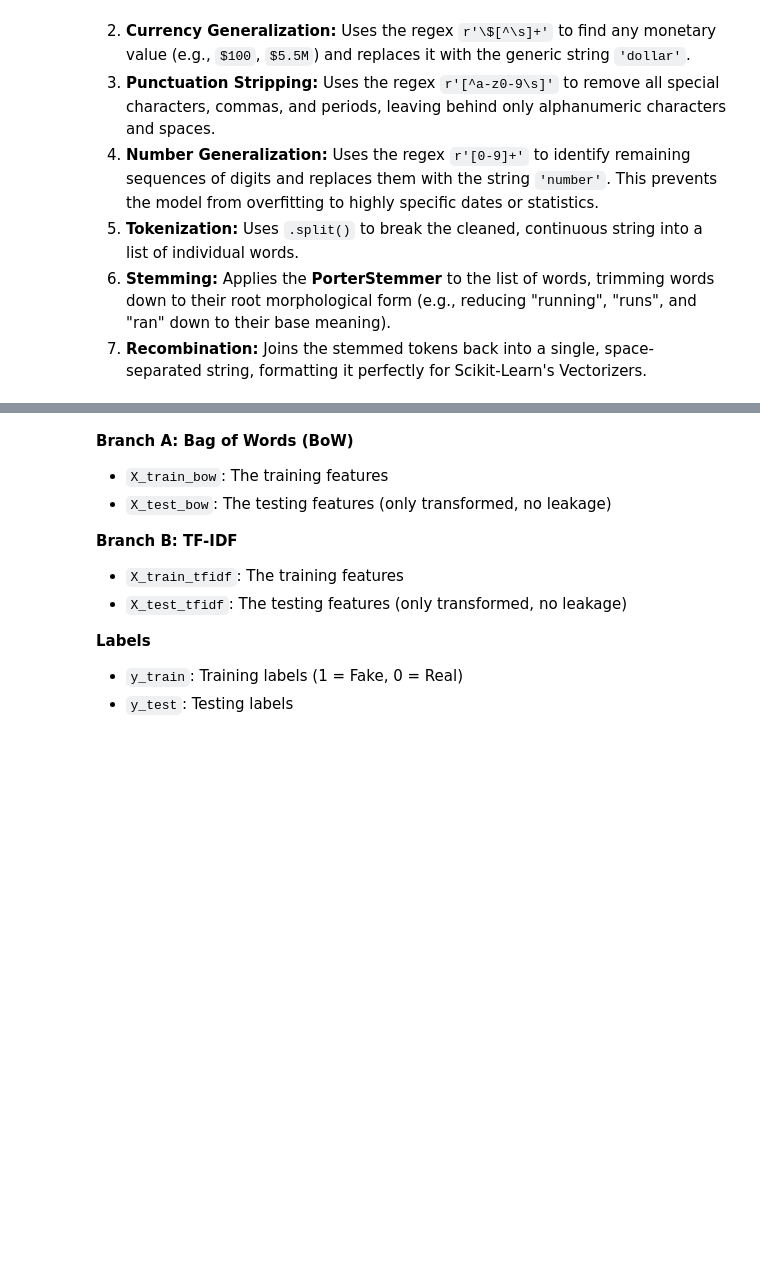
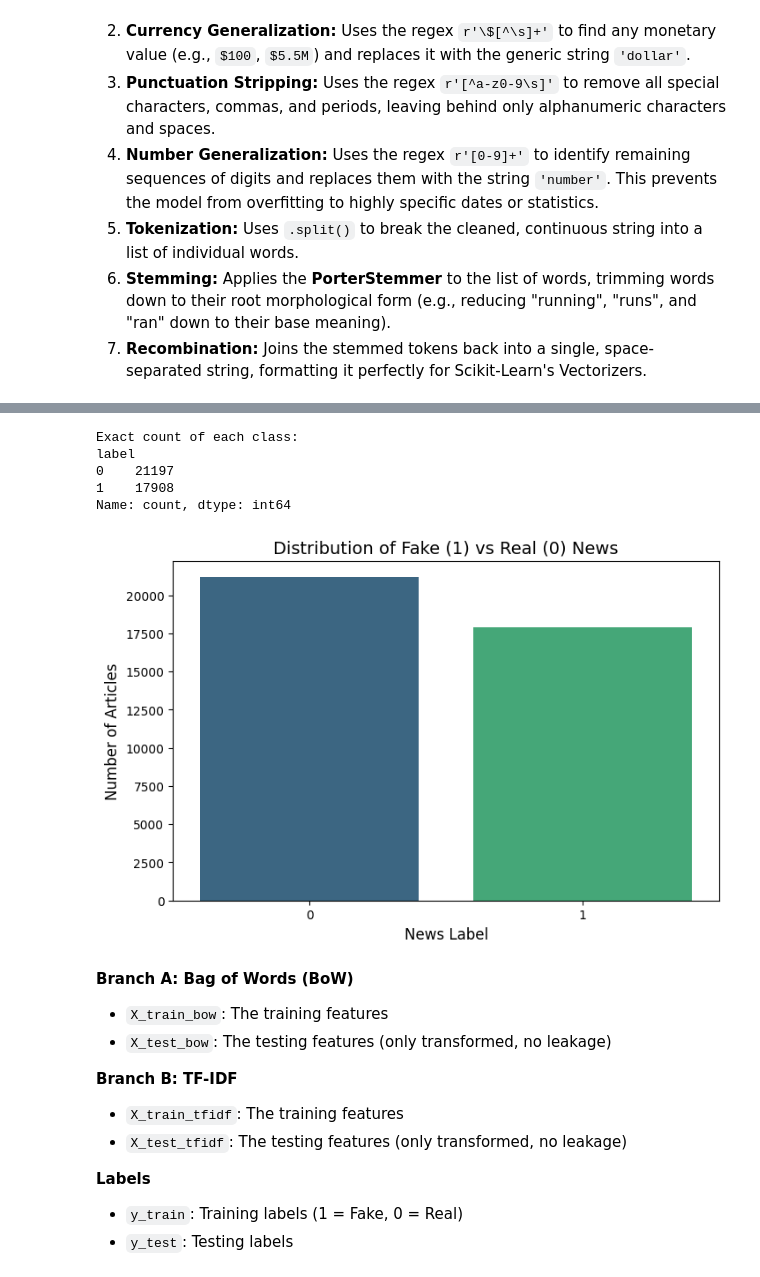
Before and after one commit to Mohamed-Ahmed285/fake-news-classifier, a Jupyter notebook: notebooks/Code.ipynb, the cells around one changed output, grey strips where cells are left out. Drawn from its saved outputs; the diff is of its cells as text; code cells hidden in the pictures; blank space fills up the shorter version.

```diff
--- a/notebooks/Code.ipynb
+++ b/notebooks/Code.ipynb
@@ -198,16 +187,13 @@ ps = PorterStemmer()
 
 def process_content_with_stats(content):
     content = content.lower()
+    content = re.sub(r'\$[^\s]+', 'dollar', content)
     content = re.sub(r'[^a-z0-9\s]', '', content)
-
+    content = re.sub(r'[0-9]+', 'number', content)
     words = content.split()
-
     before_count = len(words)
-
     cleaned_words = [ps.stem(word) for word in words if word not in stop_words]
-
     after_count = len(cleaned_words)
-
     removed = before_count - after_count
 
     return ' '.join(cleaned_words), before_count, after_count, removed
@@ -233,4 +225,4 @@ plt.show()
-# %%
-news_df['content'] = news_df['content'].apply(process_content)
 # %%
 print(news_df.duplicated().sum())
+news_df.drop_duplicates(inplace=True)
+print(news_df.duplicated().sum())
@@ -239,18 +248,25 @@ news_df
 # %%
 import matplotlib.pyplot as plt
 import seaborn as sns
 
 print("Exact count of each class:")
 print(news_df['label'].value_counts())
 
 plt.figure(figsize=(8, 5))
-sns.countplot(x='label', data=news_df, palette='viridis')
+sns.countplot(x='label',  hue='label',data=news_df, palette='viridis',legend=False)
 
 plt.title('Distribution of Fake (1) vs Real (0) News', fontsize=14)
 plt.xlabel('News Label', fontsize=12)
 plt.ylabel('Number of Articles', fontsize=12)
 
 plt.show()
+# %% [output]
+Exact count of each class:
+label
+0    21197
+1    17908
+Name: count, dtype: int64
+[figure, added]
 # %%
 from sklearn.model_selection import train_test_split
 from sklearn.feature_extraction.text import CountVectorizer, TfidfVectorizer
```
Also changed, not shown: parts of 13 cells of this notebook.
